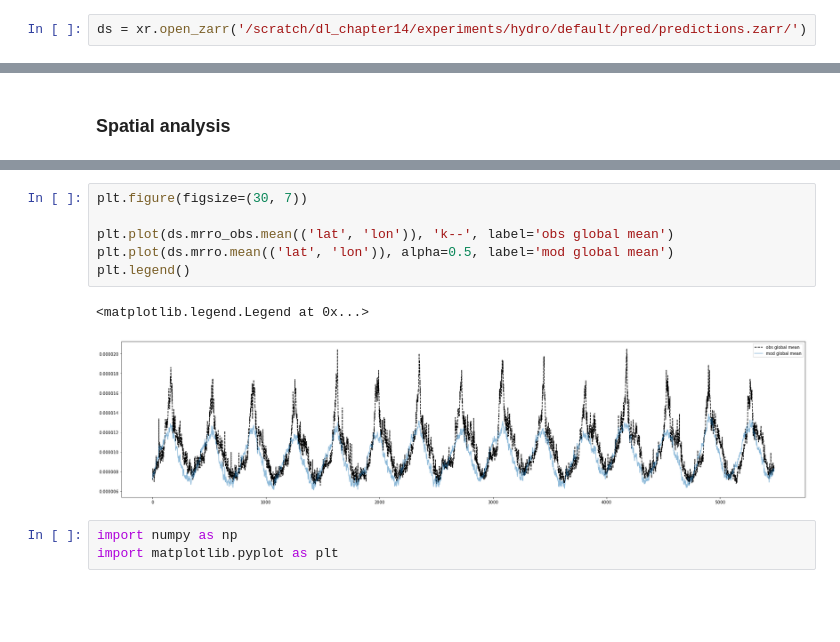
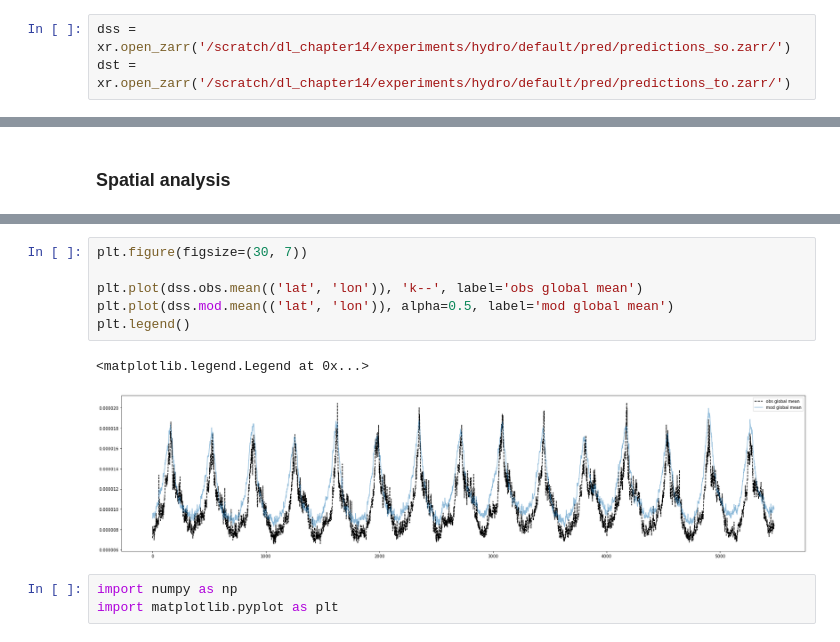
Before and after one commit to bask0/dl4es_ch18, a Jupyter notebook: src/notebooks/exp1.ipynb, the cells around one changed output, grey strips where cells are left out. Saved outputs shown, nothing was run; the diff lists cells and outputs as text; blank space fills up the shorter version.

```diff
--- a/src/notebooks/exp1.ipynb
+++ b/src/notebooks/exp1.ipynb
@@ -14,4 +13,5 @@ from utils.metrics import get_metrics, xr_percentile
 # %% [markdown]
 ### Data
 # %%
-ds = xr.open_zarr('/scratch/dl_chapter14/experiments/hydro/default/pred/predictions.zarr/')
+dss = xr.open_zarr('/scratch/dl_chapter14/experiments/hydro/default/pred/predictions_so.zarr/')
+dst = xr.open_zarr('/scratch/dl_chapter14/experiments/hydro/default/pred/predictions_to.zarr/')
@@ -95,12 +171,12 @@ NameError: name 'plt' is not defined
 # %%
 plt.figure(figsize=(30, 7))
 
-plt.plot(ds.mrro_obs.mean(('lat', 'lon')), 'k--', label='obs global mean')
-plt.plot(ds.mrro.mean(('lat', 'lon')), alpha=0.5, label='mod global mean')
+plt.plot(dss.obs.mean(('lat', 'lon')), 'k--', label='obs global mean')
+plt.plot(dss.mod.mean(('lat', 'lon')), alpha=0.5, label='mod global mean')
 plt.legend()
 # %% [output]
 <matplotlib.legend.Legend at 0x...>
-[figure, old version]
+[figure, new version]
 # %%
 import numpy as np
 import matplotlib.pyplot as plt
```
Also changed, not shown: parts of 55 cells of this notebook, 28 other files.
